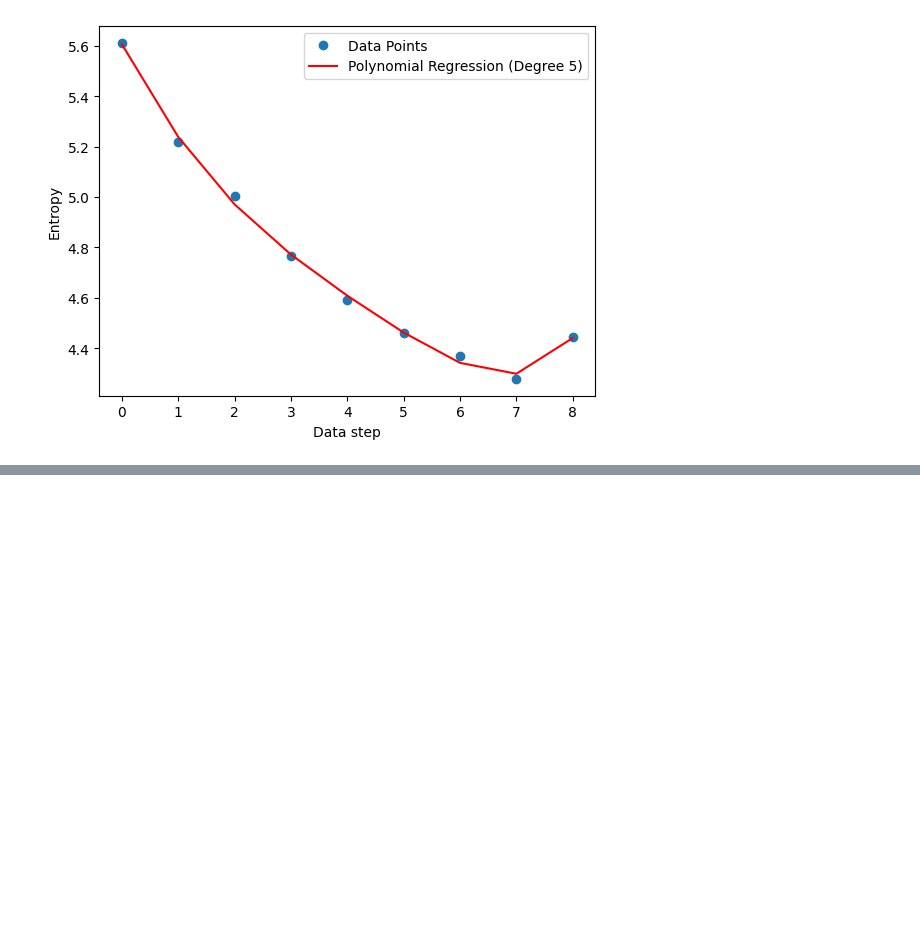
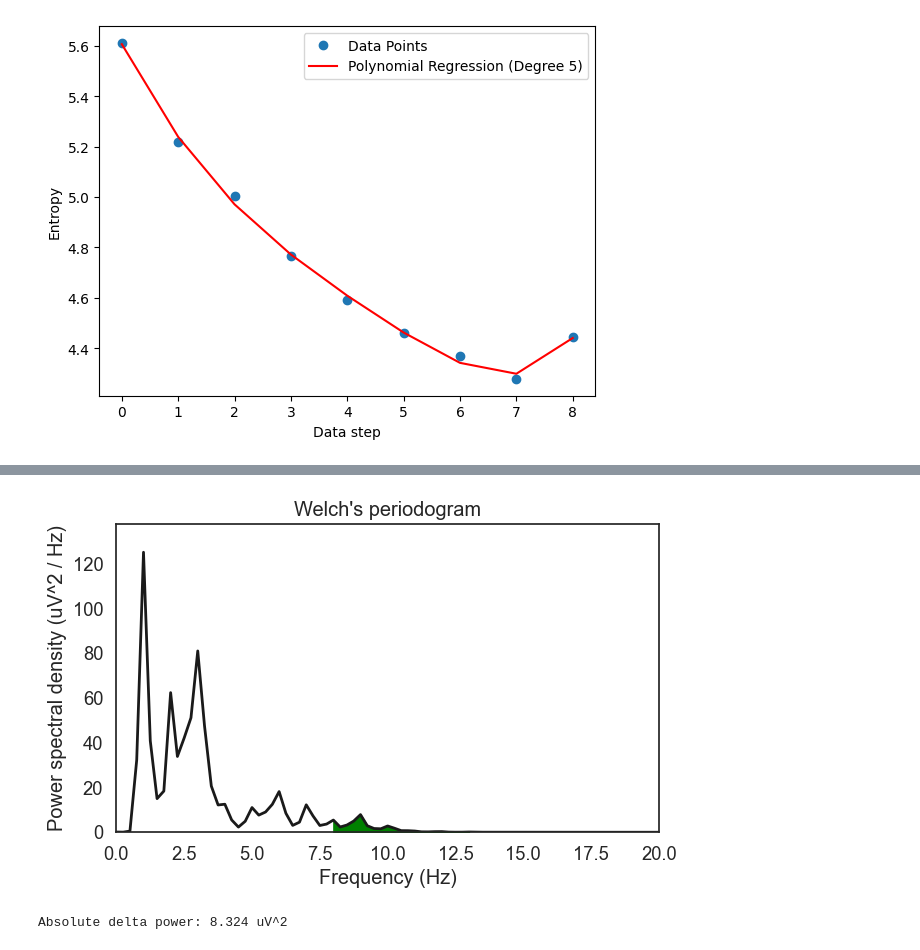
Before and after one commit to nargesyaghoubi/NeuroSignal, a Jupyter notebook: Practical_implementation.ipynb, the cells around one changed output, grey strips where cells are left out. Saved outputs shown, nothing was run; the diff lists cells and outputs as text; code cells hidden in the pictures; blank space fills up the shorter version.

Commit message:
calculates and visualizes the power spectral density

```diff
--- a/Practical_implementation.ipynb
+++ b/Practical_implementation.ipynb
@@ -100,0 +131,59 @@ plt.show()
+# %%
+"""
+This script calculates and visualizes the power spectral density (PSD) of a data segment using Welch's method,
+highlights the alpha frequency band, and computes the absolute power within this band.
+"""
+
+import numpy as np
+import matplotlib.pyplot as plt
+import seaborn as sns
+from scipy import signal
+from scipy.integrate import simps
+
+data_short = data[1000:8000]
+
+#sns.set(font_scale=1.2)
+
+# Define sampling frequency and time vector
+# convert samples to time
+
+# Define window length (4 seconds)
+sf = 250
+win = 4 * sf
+freqs, psd = signal.welch(data_short, sf, nperseg=win)
+
+# Plot the power spectrum
+sns.set(font_scale=1.2, style='white')
+
+# Define delta lower and upper limits
+low, high = 8, 13  # Delta Waves: Up to 4 Hz
+                   # Alpha Waves: 8 - 13 Hz
+                   # Theta Waves: 4-7 Hz
+                   # Gamma Waves: 30-100 Hz
+
+# Find intersecting values in frequency vector
+idx_delta = np.logical_and(freqs >= low, freqs <= high)
+
+# Plot the power spectral density and fill the delta area
+plt.figure(figsize=(7, 4))
+plt.plot(freqs, psd, lw=2, color='k')
+
+plt.fill_between(freqs, psd, where=idx_delta, color='green')
+plt.xlabel('Frequency (Hz)')
+plt.ylabel('Power spectral density (uV^2 / Hz)')
+plt.xlim([0, 20])
+plt.ylim([0, psd.max() * 1.1])
+plt.title("Welch's periodogram")
+plt.show()
+
+
+# Frequency resolution
+freq_res = freqs[1] - freqs[0]  # = 1 / 4 = 0.25
+
+# Compute the absolute power by approximating the area under the curve
+delta_power = simps(psd[idx_delta], dx=freq_res)
+
+print('Absolute delta power: %.3f uV^2' % delta_power)
+# %% [output]
+[figure, added]
+Absolute delta power: 8.324 uV^2
```
Also changed, not shown: parts of 2 cells of this notebook.
